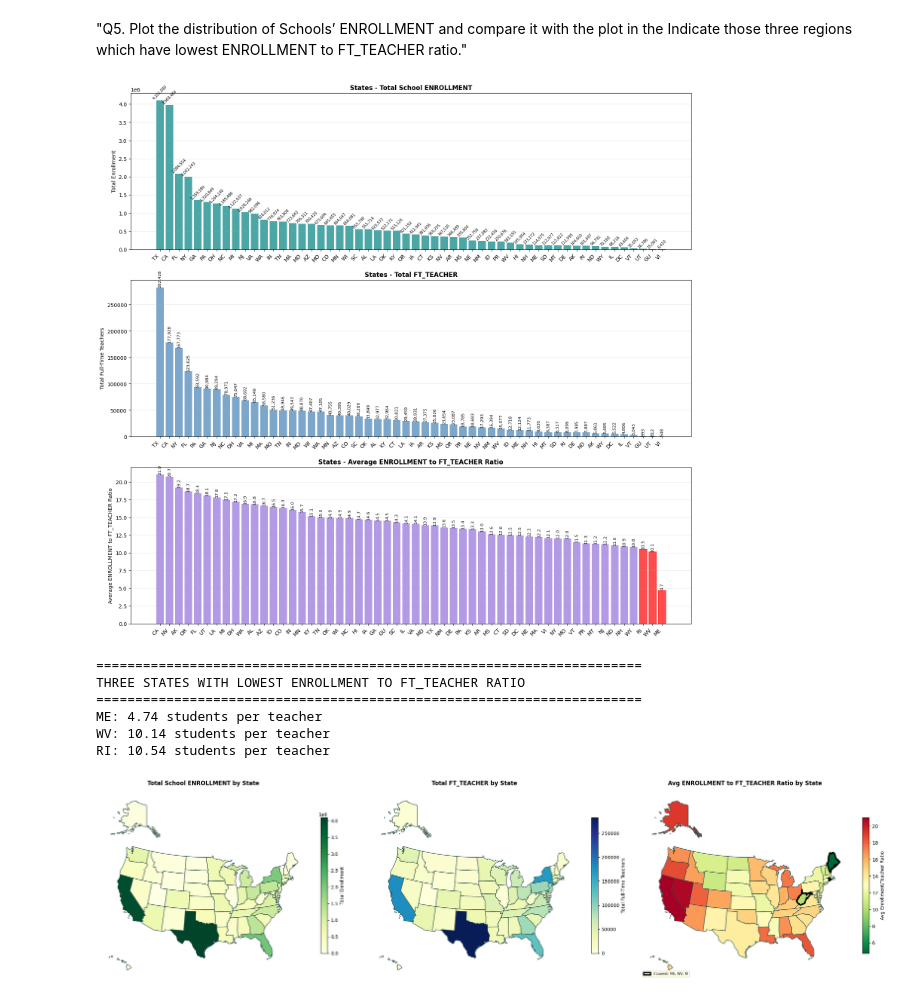
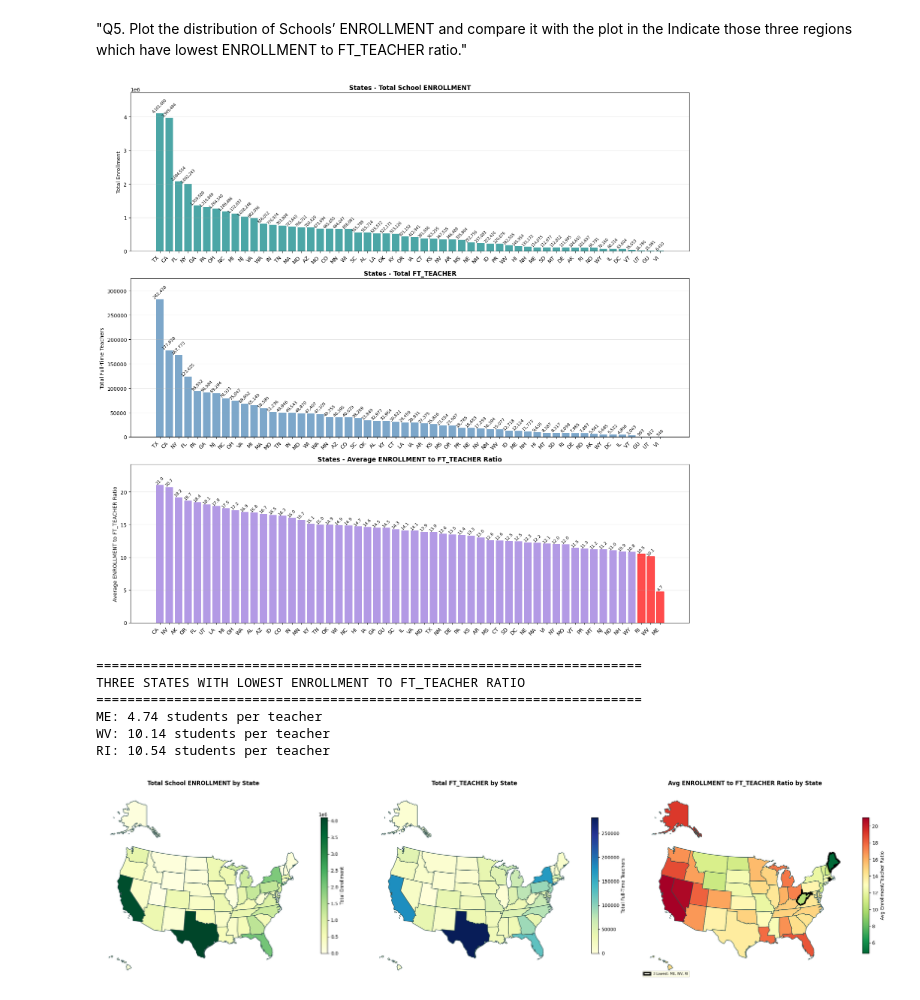
Before and after one commit to SimonRuskola/D7055E_Assignments, a Jupyter notebook: Assignment_2/main.ipynb, the cells around one changed output. Saved outputs shown, nothing was run; the diff lists cells and outputs as text; code cells hidden in the pictures.

Commit message:
padding

```diff
--- a/Assignment_2/main.ipynb
+++ b/Assignment_2/main.ipynb
@@ -233,6 +233,9 @@ ax1.grid(True, alpha=0.3, axis='y')
 for i, (idx, row) in enumerate(enrollment_by_state.iterrows()):
    ax1.text(i, row['ENROLLMENT'], f"{row['ENROLLMENT']:,.0f}", ha='center', va='bottom', fontsize=7, rotation=45)
 
+# padding
+ax1.set_ylim(0, enrollment_by_state['ENROLLMENT'].max() * 1.15)
+
 # 2. Plot the distribution of Schools' FT_TEACHER over states
 teachers_by_state = schools_filtered.groupby('STATE')['FT_TEACHER'].sum().reset_index()
 teachers_by_state = teachers_by_state.sort_values('FT_TEACHER', ascending=False)
@@ -247,7 +250,10 @@ ax2.grid(True, alpha=0.3, axis='y')
 
 # Add value labels on bars
 for i, (idx, row) in enumerate(teachers_by_state.iterrows()):
-   ax2.text(i, row['FT_TEACHER'], f"{row['FT_TEACHER']:,.0f}", ha='center', va='bottom', fontsize=8, rotation=90)
+   ax2.text(i, row['FT_TEACHER'], f"{row['FT_TEACHER']:,.0f}", ha='center', va='bottom', fontsize=8, rotation=45)
+
+# padding
+ax2.set_ylim(0, teachers_by_state['FT_TEACHER'].max() * 1.15)
 
 # 3. Calculate and plot ENROLLMENT to FT_TEACHER ratio
 schools_filtered['ENROLLMENT_FT_TEACHER_RATIO'] = schools_filtered['ENROLLMENT'] / schools_filtered['FT_TEACHER']
@@ -256,35 +262,37 @@ ratio_by_state = ratio_by_state.sort_values('ENROLLMENT_FT_TEACHER_RATIO', ascen
 
 x_pos3 = np.arange(len(ratio_by_state))
 bars3 = ax3.bar(x_pos3, ratio_by_state['ENROLLMENT_FT_TEACHER_RATIO'], color='mediumpurple', alpha=0.7)
 ax3.set_xticks(x_pos3)
 ax3.set_xticklabels(ratio_by_state['STATE'], rotation=45, ha='right')
 ax3.set_ylabel('Average ENROLLMENT to FT_TEACHER Ratio')
 ax3.set_title('States - Average ENROLLMENT to FT_TEACHER Ratio', fontsize=12, fontweight='bold')
 ax3.grid(True, alpha=0.3, axis='y')
 
 # Add value labels on bars
 for i, (idx, row) in enumerate(ratio_by_state.iterrows()):
-   ax3.text(i, row['ENROLLMENT_FT_TEACHER_RATIO'], f"{row['ENROLLMENT_FT_TEACHER_RATIO']:.1f}", ha='center', va='bottom', fontsize=8, rotation=90)
+   ax3.text(i, row['ENROLLMENT_FT_TEACHER_RATIO'], f"{row['ENROLLMENT_FT_TEACHER_RATIO']:.1f}", ha='center', va='bottom', fontsize=8, rotation=45)
 
+# padding
+ax3.set_ylim(0, ratio_by_state['ENROLLMENT_FT_TEACHER_RATIO'].max() * 1.15)
 
 # Highlight The the three regions which have lowest ENROLLMENT to FT_TEACHER ratio
 bars3[-1].set_color('red')
 bars3[-2].set_color('red')
 bars3[-3].set_color('red')
 
 
 plt.tight_layout()
 plt.show()
 
 # Identify three states with lowest ENROLLMENT to FT_TEACHER ratio
 lowest_three = ratio_by_state.nsmallest(3, 'ENROLLMENT_FT_TEACHER_RATIO')
 print("\n" + "="*70)
 print("THREE STATES WITH LOWEST ENROLLMENT TO FT_TEACHER RATIO")
 print("="*70)
 for idx, row in lowest_three.iterrows():
     print(f"{row['STATE']}: {row['ENROLLMENT_FT_TEACHER_RATIO']:.2f} students per teacher")
 # %% [output]
-[figure, old version]
+[figure, new version]
 ======================================================================
 THREE STATES WITH LOWEST ENROLLMENT TO FT_TEACHER RATIO
 ======================================================================
```
